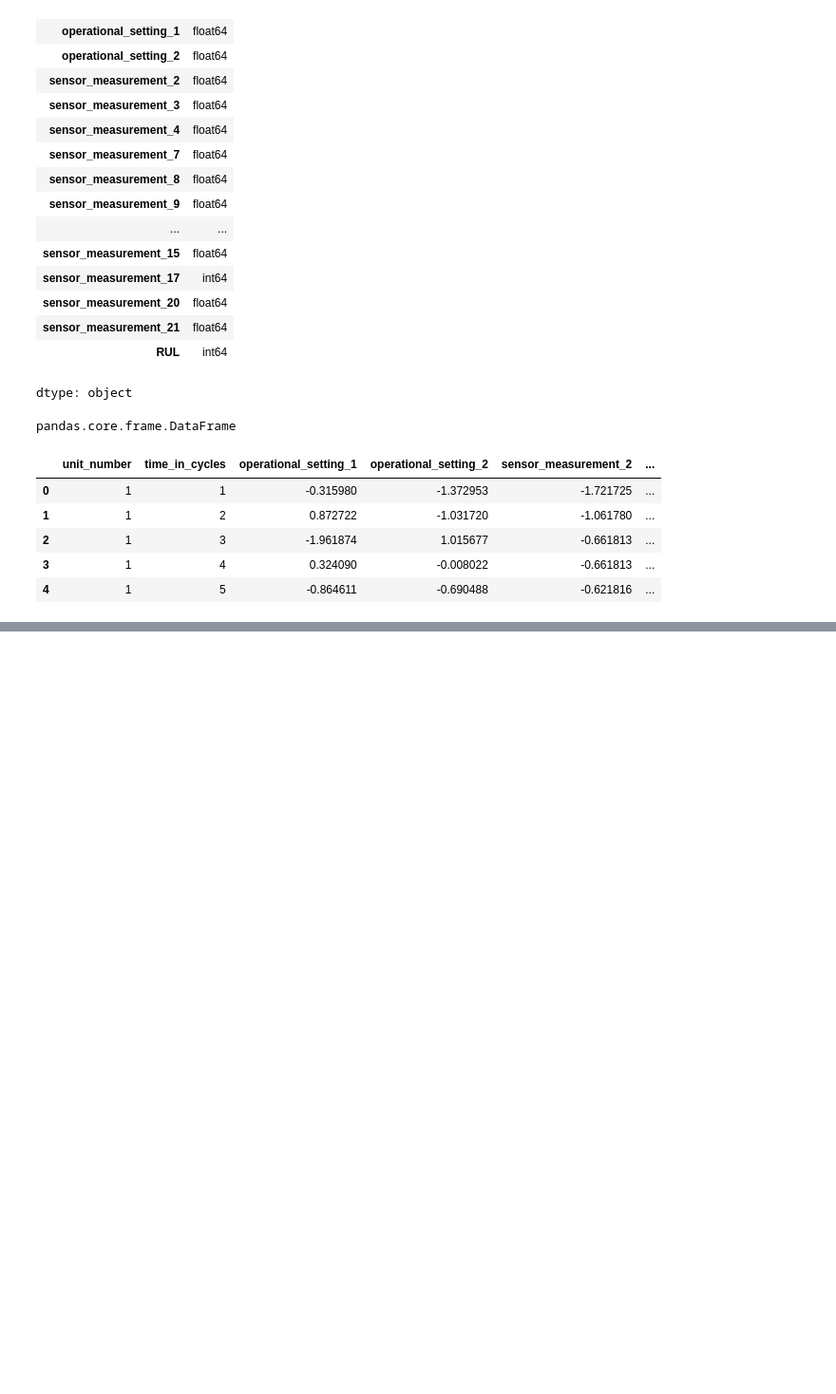
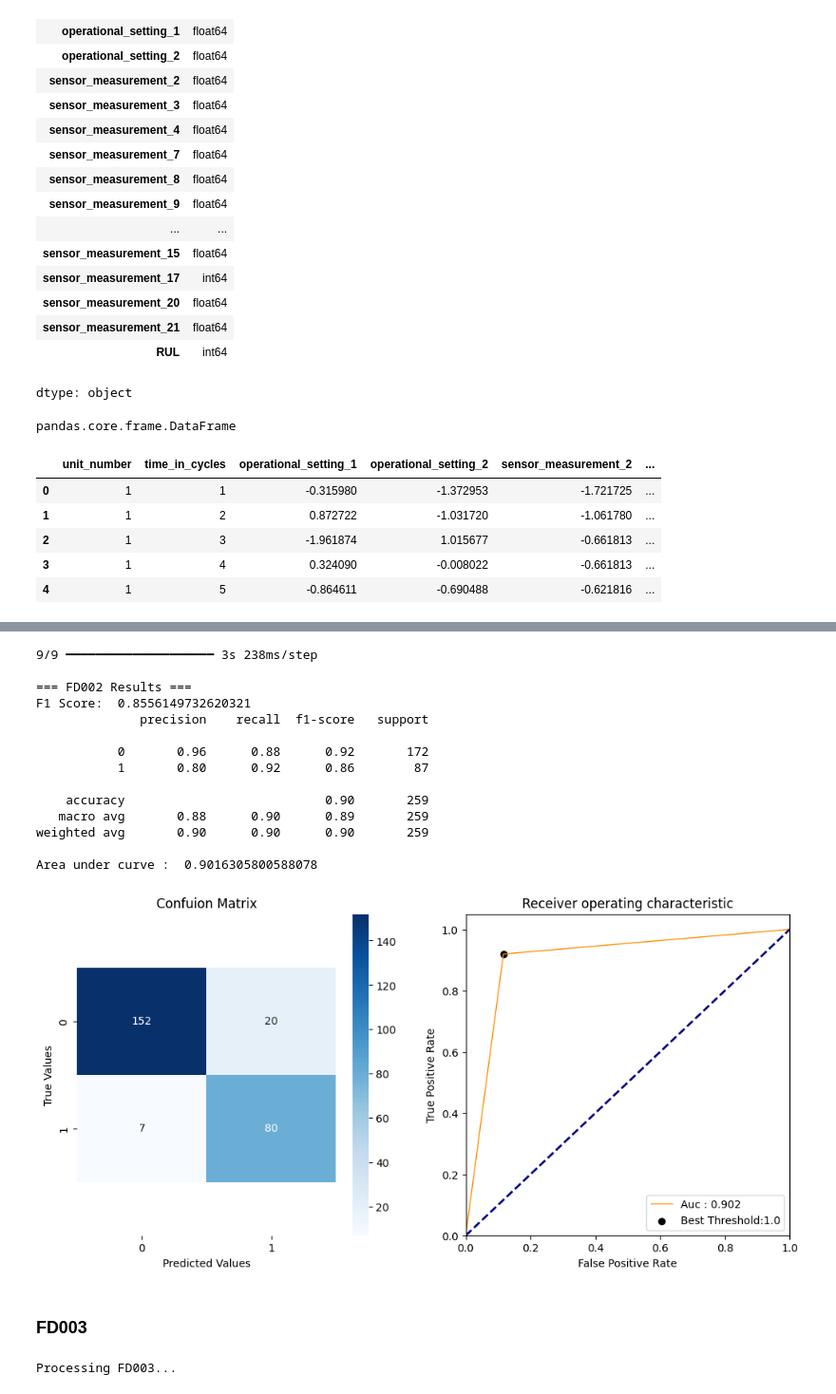
Before and after one commit to dcangundogan/airplanefailureprediction, a Jupyter notebook: Can_LSTM.ipynb, the cells around one changed output, grey strips where cells are left out. Shown: that part at 95% size. Cells and saved outputs as stored; diff of their text form; code cells hidden in the pictures; blank space fills up the shorter version.

```diff
--- a/Can_LSTM.ipynb
+++ b/Can_LSTM.ipynb
@@ -204,0 +552,6 @@ train_FD1.head()
+# %%
+class_0_FD2 = pd.Series(y_train_FD2).value_counts()[0]
+class_1_FD2 = pd.Series(y_train_FD2).value_counts()[1]
+total_FD2 = class_0_FD2 + class_1_FD2
+class_weight_FD2 = {0: class_1_FD2/total_FD2, 1: class_0_FD2/total_FD2}
+print(f"Class weights FD2: {class_weight_FD2}")
@@ -204,0 +560,6 @@ train_FD1.head()
+# %%
+timesteps_FD2 = X_train_FD2.shape[1]
+features_FD2 = X_train_FD2.shape[2]
+# %%
+model_FD2, cbs_FD2 = train_LSTM_classifier(timesteps_FD2, features_FD2, batch_size=128, class_weight=class_weight_FD2, mask_value=0.0)
+model_FD2.summary()
@@ -204,0 +586,2 @@ train_FD1.head()
+# %%
+history_FD2 = model_FD2.fit(X_train_FD2, y_train_FD2, validation_split=0.2, epochs=50, batch_size=128, class_weight=class_weight_FD2, callbacks=cbs_FD2, shuffle=True)
@@ -204,0 +633,28 @@ train_FD1.head()
+# %%
+# Predictions and evaluation
+y_pred_FD2 = (model_FD2.predict(X_test_FD2) > 0.5).astype("int32")
+print("\n=== FD002 Results ===")
+print_results(fd2_y_true.failure, y_pred_FD2)
+# %% [output]
+9/9 ━━━━━━━━━━━━━━━━━━━━ 3s 238ms/step
+
+=== FD002 Results ===
+F1 Score:  0.8556149732620321
+              precision    recall  f1-score   support
+
+           0       0.96      0.88      0.92       172
+           1       0.80      0.92      0.86        87
+
+    accuracy                           0.90       259
+   macro avg       0.88      0.90      0.89       259
+weighted avg       0.90      0.90      0.90       259
+
+Area under curve :  0.9016305800588078
+[figure, added]
+# %% [markdown]
+### FD003
+# %%
+print("\nProcessing FD003...")
+train_FD3 = pd.read_csv(f"{data_path}/train_FD003.csv")
+# %% [output]
+Processing FD003...
```
Also changed, not shown: parts of 86 cells of this notebook.
